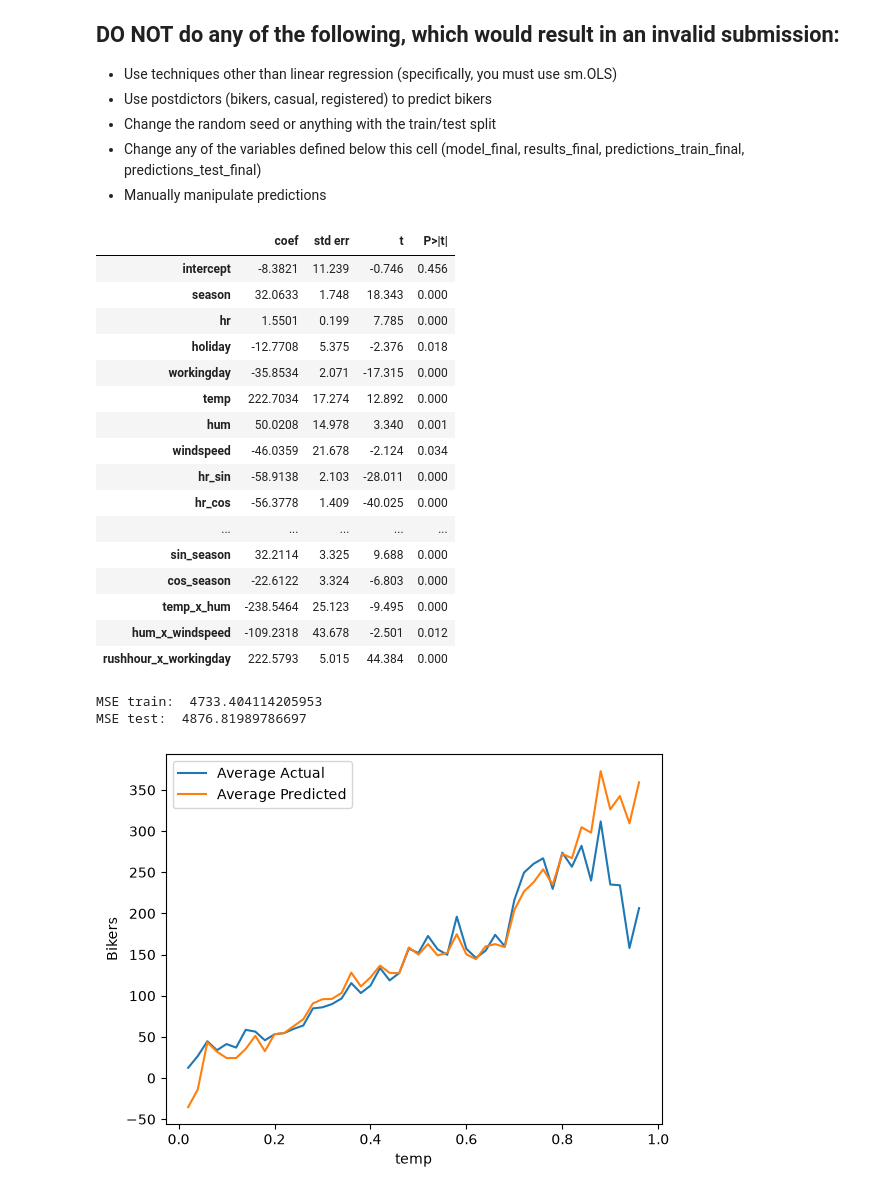
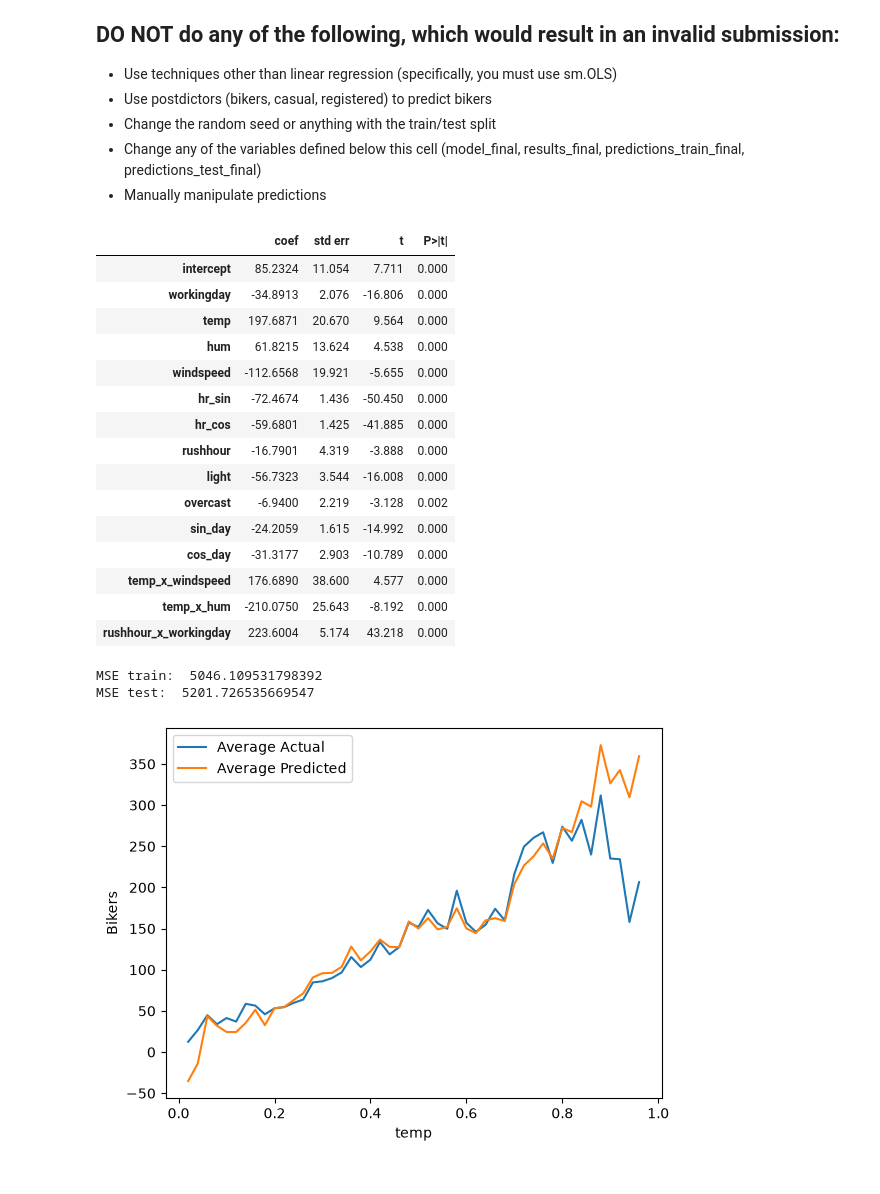
Before and after one commit to JamesBe2006/code_2600, a Jupyter notebook: mod05_nonlinear.ipynb, the cells around one changed output. Cells and saved outputs as stored; diff of their text form; code cells hidden in the pictures.

```diff
--- a/mod05_nonlinear.ipynb
+++ b/mod05_nonlinear.ipynb
@@ -446,39 +446,34 @@ Test['rushhour_x_workingday'] = Test['rushhour'] * Test['workingday']
 X_train['rushhour_x_workingday'] = X_train['rushhour'] * X_train['workingday']
 X_test['rushhour_x_workingday'] = X_test['rushhour'] * X_test['workingday']
 # %%
-vars_to_include = ['intercept',
-                   'season', 'hr', 'holiday',
-                   'workingday', 'temp',
+vars_to_include = ['intercept','workingday', 'temp',
                    'hum', 'windspeed', 'hr_sin',
                    'hr_cos', 'rushhour',
                    'light', 'overcast',
-                   'sin_day', 'cos_day', 'conditions',
-                   'cos_month','sin_season', 'cos_season',
-                   'temp_x_hum', 'hum_x_windspeed',
-                   'rushhour_x_workingday'
+                   'sin_day', 'cos_day', 'temp_x_windspeed',
+                   'temp_x_hum','rushhour_x_workingday'
 ]
 
 model_final = sm.OLS(y_train, X_train[vars_to_include])
 results_final = model_final.fit()
 summarize(results_final)
 # %% [output]
 |  | coef | std err | t | P>|t| |
-| intercept | -8.3821 | 11.239 | -0.746 | 0.456 |
-| season | 32.0633 | 1.748 | 18.343 | 0.000 |
-| hr | 1.5501 | 0.199 | 7.785 | 0.000 |
-| holiday | -12.7708 | 5.375 | -2.376 | 0.018 |
-| workingday | -35.8534 | 2.071 | -17.315 | 0.000 |
-| temp | 222.7034 | 17.274 | 12.892 | 0.000 |
-| hum | 50.0208 | 14.978 | 3.340 | 0.001 |
-| windspeed | -46.0359 | 21.678 | -2.124 | 0.034 |
-| hr_sin | -58.9138 | 2.103 | -28.011 | 0.000 |
-| hr_cos | -56.3778 | 1.409 | -40.025 | 0.000 |
-| ... | ... | ... | ... | ... |
-| sin_season | 32.2114 | 3.325 | 9.688 | 0.000 |
-| cos_season | -22.6122 | 3.324 | -6.803 | 0.000 |
-| temp_x_hum | -238.5464 | 25.123 | -9.495 | 0.000 |
-| hum_x_windspeed | -109.2318 | 43.678 | -2.501 | 0.012 |
-| rushhour_x_workingday | 222.5793 | 5.015 | 44.384 | 0.000 |
+| intercept | 85.2324 | 11.054 | 7.711 | 0.000 |
+| workingday | -34.8913 | 2.076 | -16.806 | 0.000 |
+| temp | 197.6871 | 20.670 | 9.564 | 0.000 |
+| hum | 61.8215 | 13.624 | 4.538 | 0.000 |
+| windspeed | -112.6568 | 19.921 | -5.655 | 0.000 |
+| hr_sin | -72.4674 | 1.436 | -50.450 | 0.000 |
+| hr_cos | -59.6801 | 1.425 | -41.885 | 0.000 |
+| rushhour | -16.7901 | 4.319 | -3.888 | 0.000 |
+| light | -56.7323 | 3.544 | -16.008 | 0.000 |
+| overcast | -6.9400 | 2.219 | -3.128 | 0.002 |
+| sin_day | -24.2059 | 1.615 | -14.992 | 0.000 |
+| cos_day | -31.3177 | 2.903 | -10.789 | 0.000 |
+| temp_x_windspeed | 176.6890 | 38.600 | 4.577 | 0.000 |
+| temp_x_hum | -210.0750 | 25.643 | -8.192 | 0.000 |
+| rushhour_x_workingday | 223.6004 | 5.174 | 43.218 | 0.000 |
 # %%
 predictions_train_final = predict(X_train[vars_to_include], results_final)
 print('MSE train: ', mse(y_train, predictions_train_final))
@@ -486,8 +481,8 @@ print('MSE train: ', mse(y_train, predictions_train_final))
 predictions_test_final = predict(X_test[vars_to_include], results_final)
 print('MSE test: ', mse(y_test, predictions_test_final))
 # %% [output]
-MSE train:  4733.404114205953
-MSE test:  4876.81989786697
+MSE train:  5046.109531798392
+MSE test:  5201.726535669547
 # %%
 plot_avg_actual_vs_predicted_by_feature(X=X_train,
                                         y=y_train,
```
